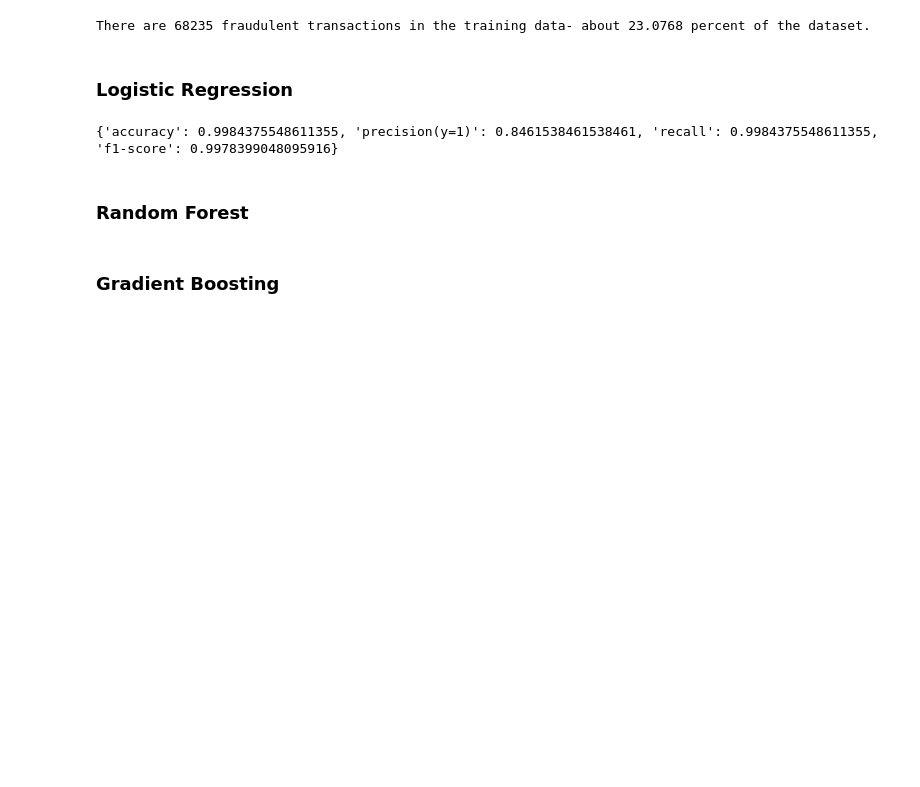
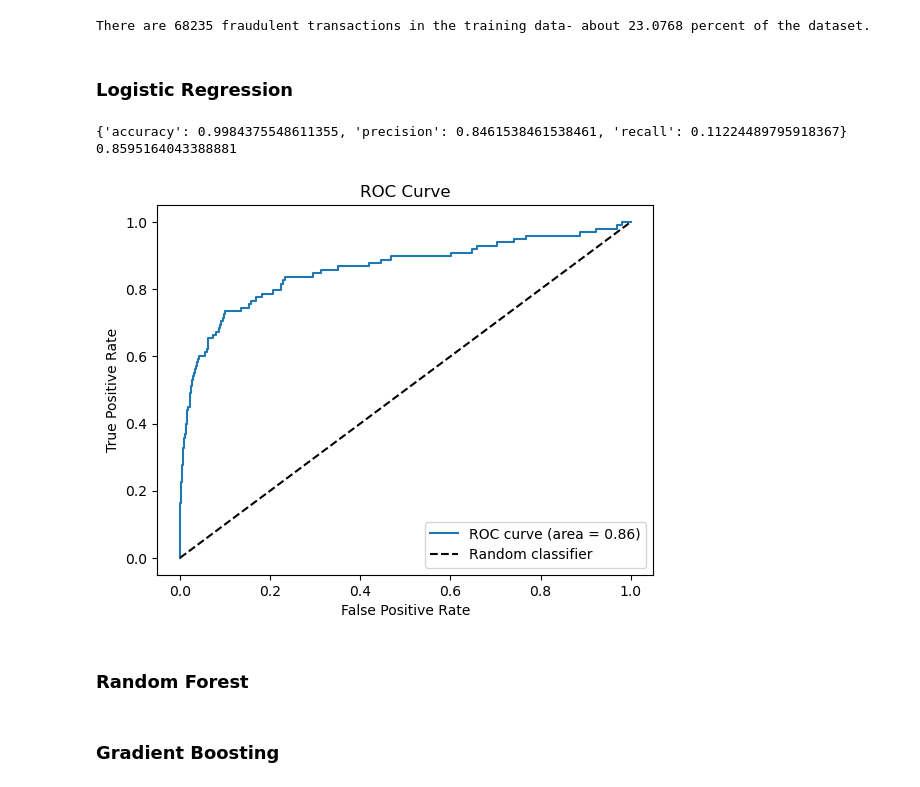
Before and after one commit to KyleDennis25/Credit-Card-Fraud-Detection, a Jupyter notebook: project.ipynb, the cells around one changed output. Saved outputs shown, nothing was run; the diff lists cells and outputs as text; code cells hidden in the pictures; blank space fills up the shorter version.

Commit message:
Update project.ipynb
Scaled data before splitting the data, and ran additional metric calculations on lr model.

```diff
--- a/project.ipynb
+++ b/project.ipynb
@@ -38,15 +40,21 @@ There are 492 fraudulent transactions- about 0.1727 percent of the dataset.
 # %% [markdown]
 ### Apply SMOTE sampling
 # %%
-# Split data into training set(80%) and test set(20%) using stratified splitting
-X_train, X_test, y_train, y_test = train_test_split(X, y, test_size=0.2, stratify=y, random_state=7)
+# Scale date before splitting
+# Scale time and amount features(PC's were already scaled)in training and test data
+scaler = StandardScaler()
+X_scaled = X.copy()
+X_scaled[['Time', 'Amount']] = scaler.fit_transform(X[['Time', 'Amount']])
 
-# apply SMOTE to training data- have new minority class be about 30 percent of the majority class
-X_train_sampled, y_train_sampled = smote_sampling(X_train, y_train, 0.3)
+# Split scaled data into training set(80%) and test set(20%) using stratified splitting
+X_train_scaled, X_test_scaled, y_train, y_test = train_test_split(X_scaled, y, test_size=0.2, stratify=y, random_state=7)
+
+# apply SMOTE to scaled training data- have new minority class be about 30 percent of the majority class
+X_train_scaled_sampled, y_train_sampled = smote_sampling(X_train_scaled, y_train, sample_proportion=0.3)
 
 # find new fraud proportion
 fraud_count_new = (y_train_sampled == 1).sum()
-fraud_percentage_new = (fraud_count_new/len(X_train_sampled))*100
+fraud_percentage_new = (fraud_count_new/len(X_train_scaled_sampled))*100
 fraud_percentage_rounded_new = round(fraud_percentage_new, 4)
 
 # print new fraud distribution
@@ -56,26 +64,24 @@ There are 68235 fraudulent transactions in the training data- about 23.0768 perc
 # %% [markdown]
 ### Logistic Regression
 # %%
-# BASE MODEL
-# Scale time and amount features(PC's were already scaled)in training and test data
-scaler = StandardScaler()
-X_train_scaled = X_train.copy()
-X_train_scaled[['Time', 'Amount']] = scaler.fit_transform(X_train[['Time', 'Amount']])
-
-X_test_scaled = X_test.copy()
-X_test_scaled[['Time', 'Amount']] = scaler.fit_transform(X_test[['Time', 'Amount']])
-
-# Initialize model
+# Initialize base model
 lr = LogisticRegression(random_state=22)
 
 # Fit model and get predictions
-y_pred_lr = train_and_predict(lr, X_train_scaled, y_train, X_test_scaled)
+y_pred_prob_lr, y_pred_lr = train_and_predict(lr, X_train_scaled, y_train, X_test_scaled)
 
 # Get accuracy metrics
 lr_metrics = calculate_metrics(y_test, y_pred_lr)
 print(lr_metrics)
+lr_auc = roc_auc_score(y_test, y_pred_prob_lr)
+print(lr_auc)
+
+# Plot auc
+roc_plot(y_test, y_pred_prob_lr, lr_auc)
 # %% [output]
-{'accuracy': 0.9984375548611355, 'precision(y=1)': 0.8461538461538461, 'recall': 0.9984375548611355, 'f1-score': 0.9978399048095916}
+{'accuracy': 0.9984375548611355, 'precision': 0.8461538461538461, 'recall': 0.11224489795918367}
+0.8595164043388881
+[figure, added]
 # %% [markdown]
 ### Random Forest
 # %% [markdown]
```
Also changed, not shown: parts of 1 cell of this notebook.
